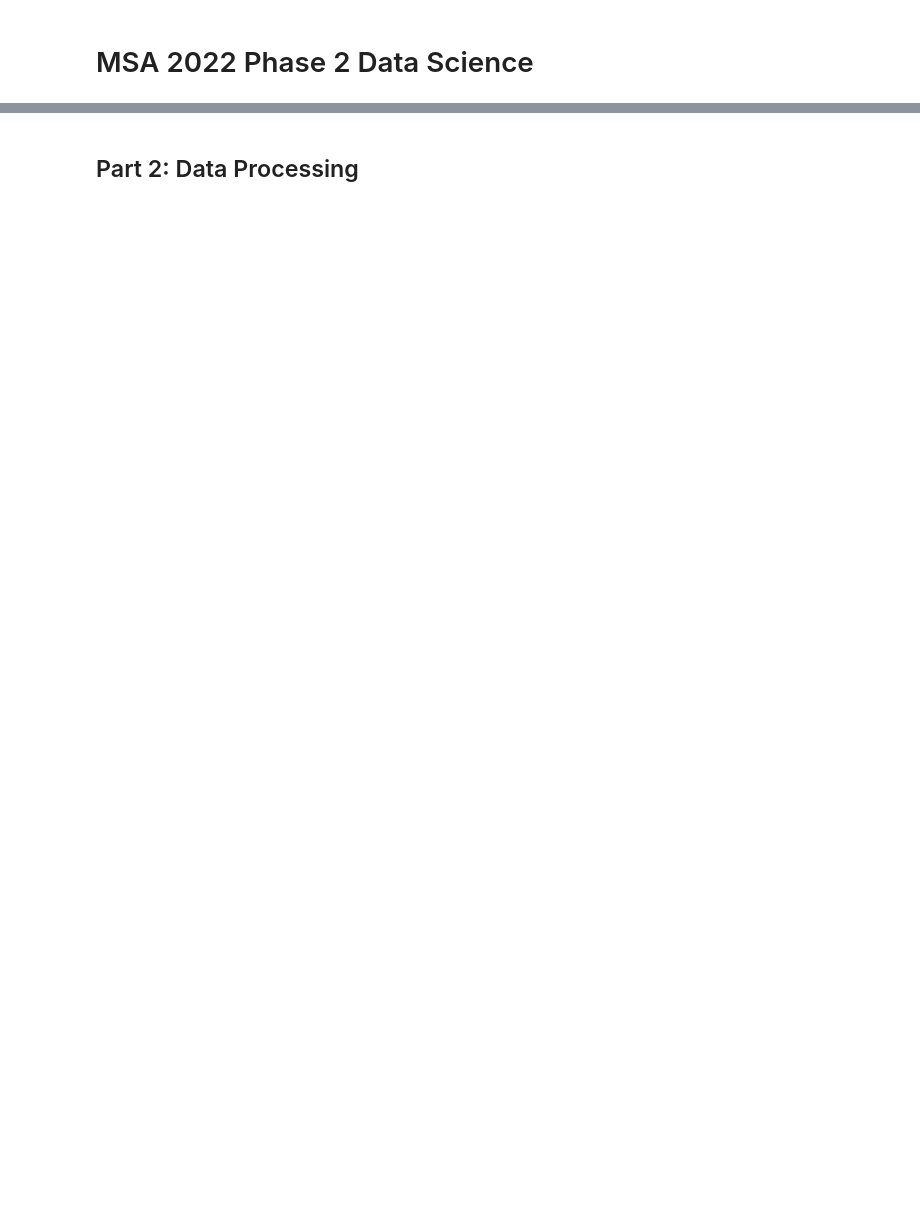
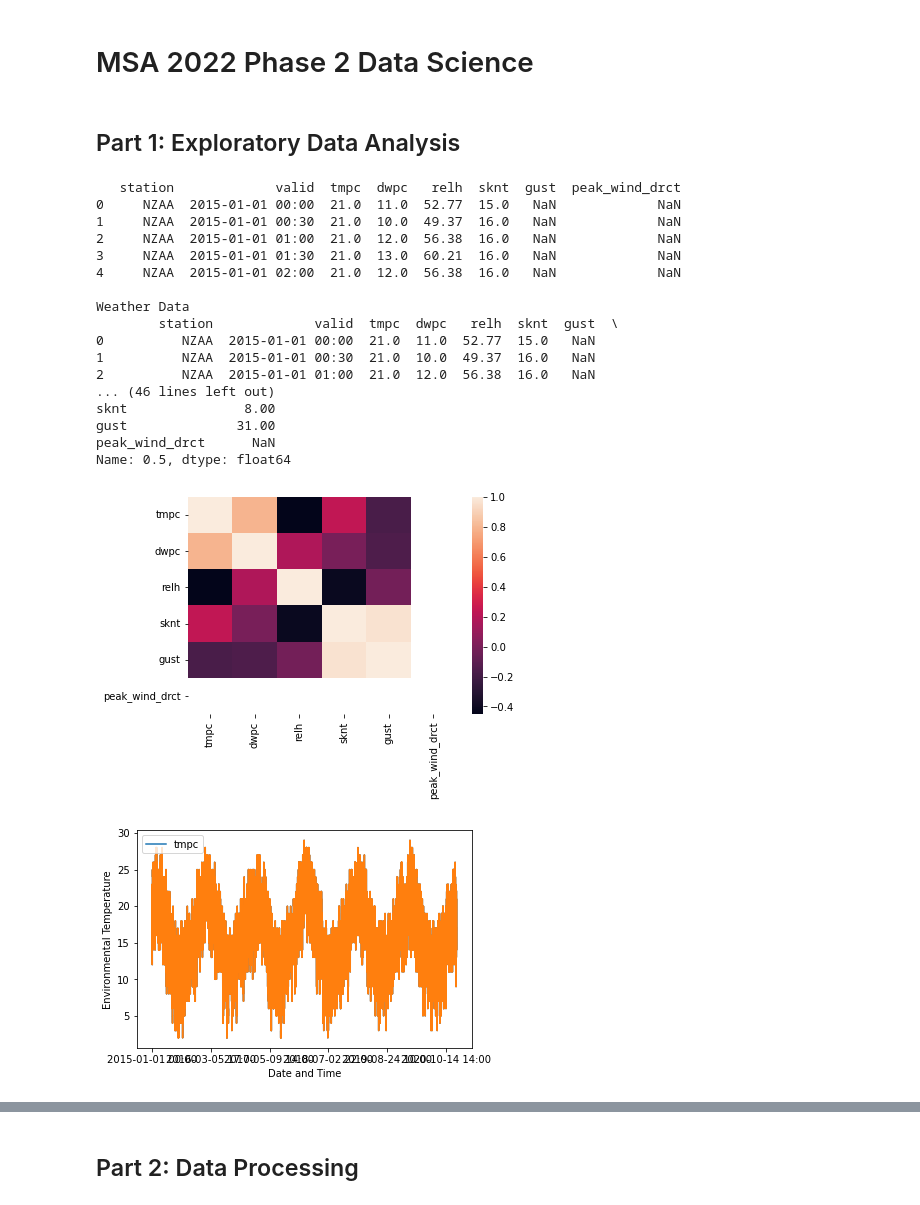
Before and after one commit to MichaelMar7/MSA2022-Phase2-ProjectV2, a Jupyter notebook: Data-Science/Data-Science-Project.ipynb, the cells around one changed output, grey strips where cells are left out. Drawn from its saved outputs; the diff is of its cells as text; code cells hidden in the pictures; blank space fills up the shorter version.

Commit message:
Finished Part 1

```diff
--- a/Data-Science/Data-Science-Project.ipynb
+++ b/Data-Science/Data-Science-Project.ipynb
@@ -7,2 +8,57 @@ import matplotlib.pyplot as plt
 import numpy as np
+# %% [markdown]
+## Part 1: Exploratory Data Analysis
+# %%
+data = pd.read_csv("weather-data.csv")
+print(data.head())
+print()
+
+data_average = data[["tmpc", "dwpc", "relh", "sknt", "gust", "peak_wind_drct"]].mean()
+data_std = data[["tmpc", "dwpc", "relh", "sknt", "gust", "peak_wind_drct"]].std()
+data_quantile = data[["tmpc", "dwpc", "relh", "sknt", "gust", "peak_wind_drct"]].quantile()
+
+print("Weather Data")
+print(data)
+print()
+
+print("Mean for Each Column")
+print(data_average)
+print()
+
+print("Standard Deviation for Each Column")
+print(data_std)
+print()
+
+print("Percentile (25%-75%) for Each Column")
+print(data_quantile)
+print()
+
+corr = data.corr()
+sns.heatmap(corr, xticklabels=corr.columns, yticklabels=corr.columns)
+
+data.plot.line("valid", "tmpc")
+plt.ylabel("Environmental Temperature")
+plt.xlabel("Date and Time")
+plt.plot(data.valid, data.tmpc)
+plt.show()
+# %% [output]
+   station             valid  tmpc  dwpc   relh  sknt  gust  peak_wind_drct
+0     NZAA  2015-01-01 00:00  21.0  11.0  52.77  15.0   NaN             NaN
+1     NZAA  2015-01-01 00:30  21.0  10.0  49.37  16.0   NaN             NaN
+2     NZAA  2015-01-01 01:00  21.0  12.0  56.38  16.0   NaN             NaN
+3     NZAA  2015-01-01 01:30  21.0  13.0  60.21  16.0   NaN             NaN
+4     NZAA  2015-01-01 02:00  21.0  12.0  56.38  16.0   NaN             NaN
+
+Weather Data
+        station             valid  tmpc  dwpc   relh  sknt  gust  \
+0          NZAA  2015-01-01 00:00  21.0  11.0  52.77  15.0   NaN
+1          NZAA  2015-01-01 00:30  21.0  10.0  49.37  16.0   NaN
+2          NZAA  2015-01-01 01:00  21.0  12.0  56.38  16.0   NaN
+... (46 lines left out)
+sknt               8.00
+gust              31.00
+peak_wind_drct      NaN
+Name: 0.5, dtype: float64
+[figure, added]
+[figure, added]
 # %% [markdown]
```
Also changed, not shown: parts of 9 cells of this notebook, 3 other files.
